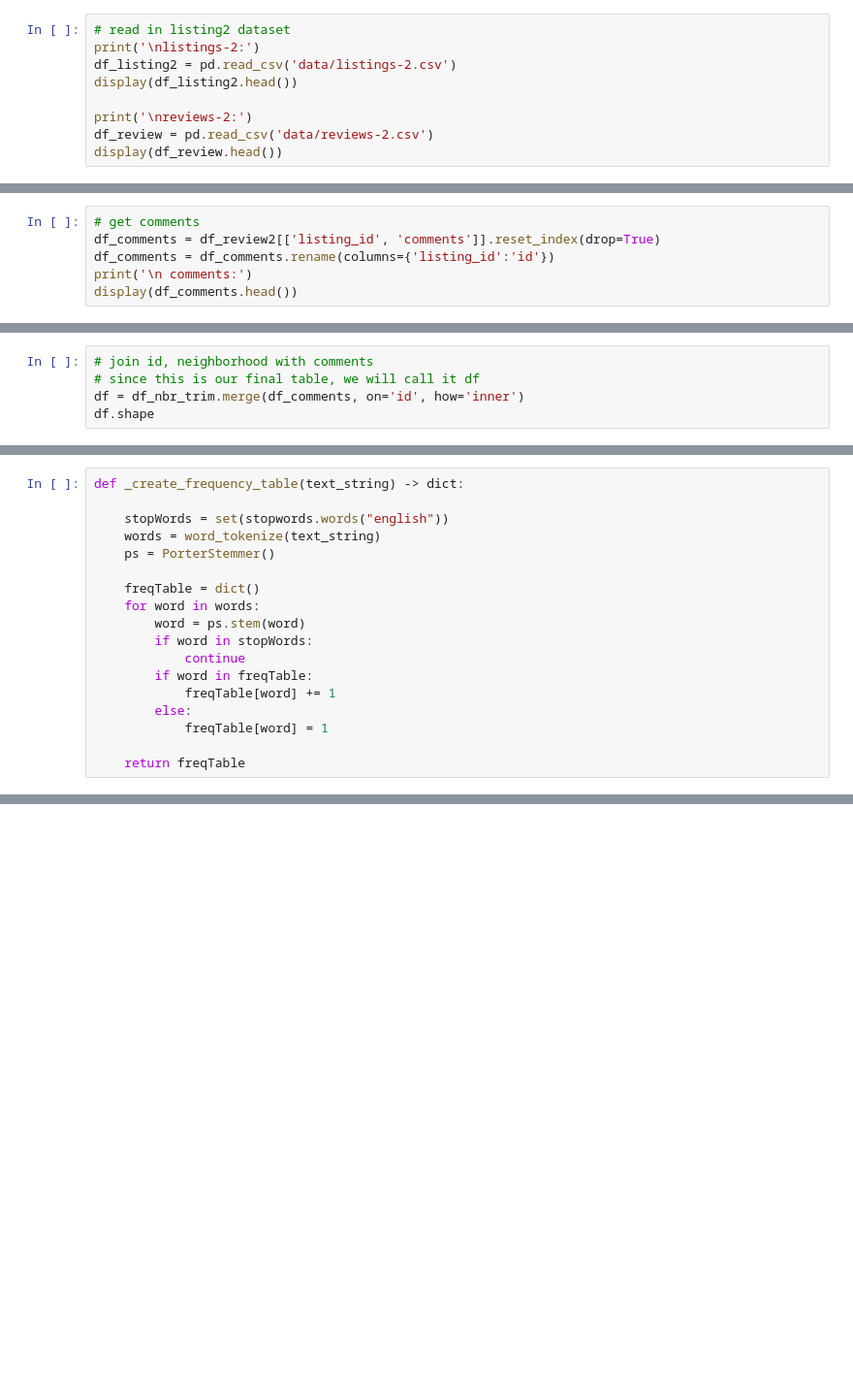
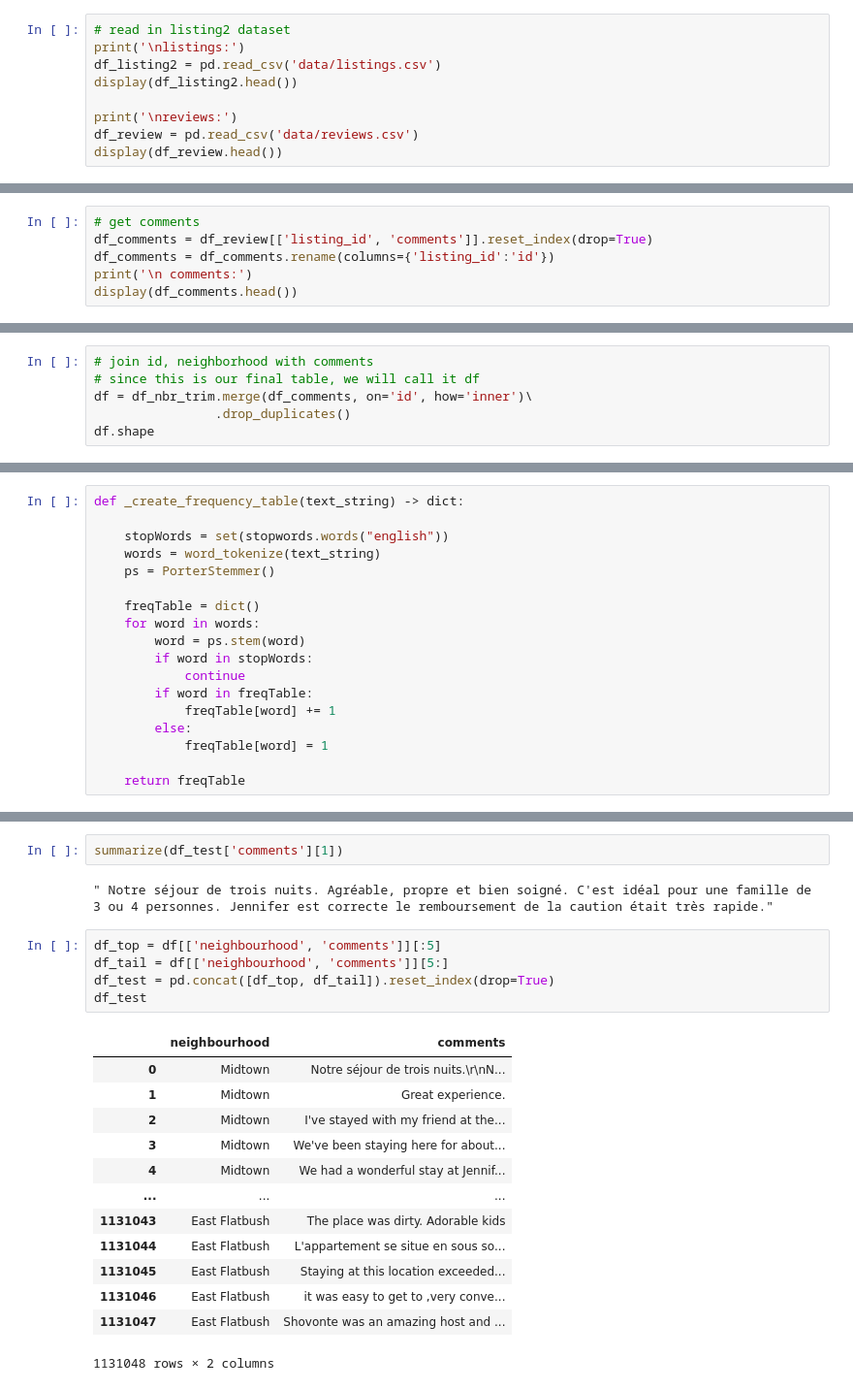
Before and after one commit to henryjcheng/stats418-final-project, a Jupyter notebook: sandbox.ipynb, the cells around one changed output, grey strips where cells are left out. Shown: that part at 97% size. Cells and saved outputs as stored; diff of their text form; blank space fills up the shorter version.

```diff
--- a/sandbox.ipynb
+++ b/sandbox.ipynb
@@ -29,10 +23,10 @@ os.listdir('data')
 # %%
 # read in listing2 dataset
-print('\nlistings-2:')
-df_listing2 = pd.read_csv('data/listings-2.csv')
+print('\nlistings:')
+df_listing2 = pd.read_csv('data/listings.csv')
 display(df_listing2.head())
 
-print('\nreviews-2:')
-df_review = pd.read_csv('data/reviews-2.csv')
+print('\nreviews:')
+df_review = pd.read_csv('data/reviews.csv')
 display(df_review.head())
 # %% [output]
@@ -72,7 +67,7 @@ df_nbr_trim = df_id_nbr.merge(df_top_nbr, on='neighbourhood', how='inner')
 df_nbr_trim = df_nbr_trim[['id', 'neighbourhood']].reset_index(drop=True)
 # %%
 # get comments
-df_comments = df_review2[['listing_id', 'comments']].reset_index(drop=True)
+df_comments = df_review[['listing_id', 'comments']].reset_index(drop=True)
 df_comments = df_comments.rename(columns={'listing_id':'id'})
 print('\n comments:')
 display(df_comments.head())
@@ -87,6 +82,7 @@ display(df_comments.head())
 # %%
 # join id, neighborhood with comments
 # since this is our final table, we will call it df
-df = df_nbr_trim.merge(df_comments, on='id', how='inner')
+df = df_nbr_trim.merge(df_comments, on='id', how='inner')\
+                .drop_duplicates()
 df.shape
 # %% [output]
@@ -178,0 +283,23 @@ freq_table
+# %%
+summarize(df_test['comments'][1])
+# %% [output]
+" Notre séjour de trois nuits. Agréable, propre et bien soigné. C'est idéal pour une famille de 3 ou 4 personnes. Jennifer est correcte le remboursement de la caution était très rapide."
+# %%
+df_top = df[['neighbourhood', 'comments']][:5]
+df_tail = df[['neighbourhood', 'comments']][5:]
+df_test = pd.concat([df_top, df_tail]).reset_index(drop=True)
+df_test
+# %% [output]
+|  | neighbourhood | comments |
+| 0 | Midtown | Notre séjour de trois nuits.\r\nN... |
+| 1 | Midtown | Great experience. |
+| 2 | Midtown | I've stayed with my friend at the... |
+| 3 | Midtown | We've been staying here for about... |
+| 4 | Midtown | We had a wonderful stay at Jennif... |
+| ... | ... | ... |
+| 1131043 | East Flatbush | The place was dirty. Adorable kids |
+| 1131044 | East Flatbush | L'appartement se situe en sous so... |
+| 1131045 | East Flatbush | Staying at this location exceeded... |
+| 1131046 | East Flatbush | it was easy to get to ,very conve... |
+| 1131047 | East Flatbush | Shovonte was an amazing host and ... |
+1131048 rows × 2 columns
```
Also changed, not shown: parts of 28 cells of this notebook, 1 other file.
